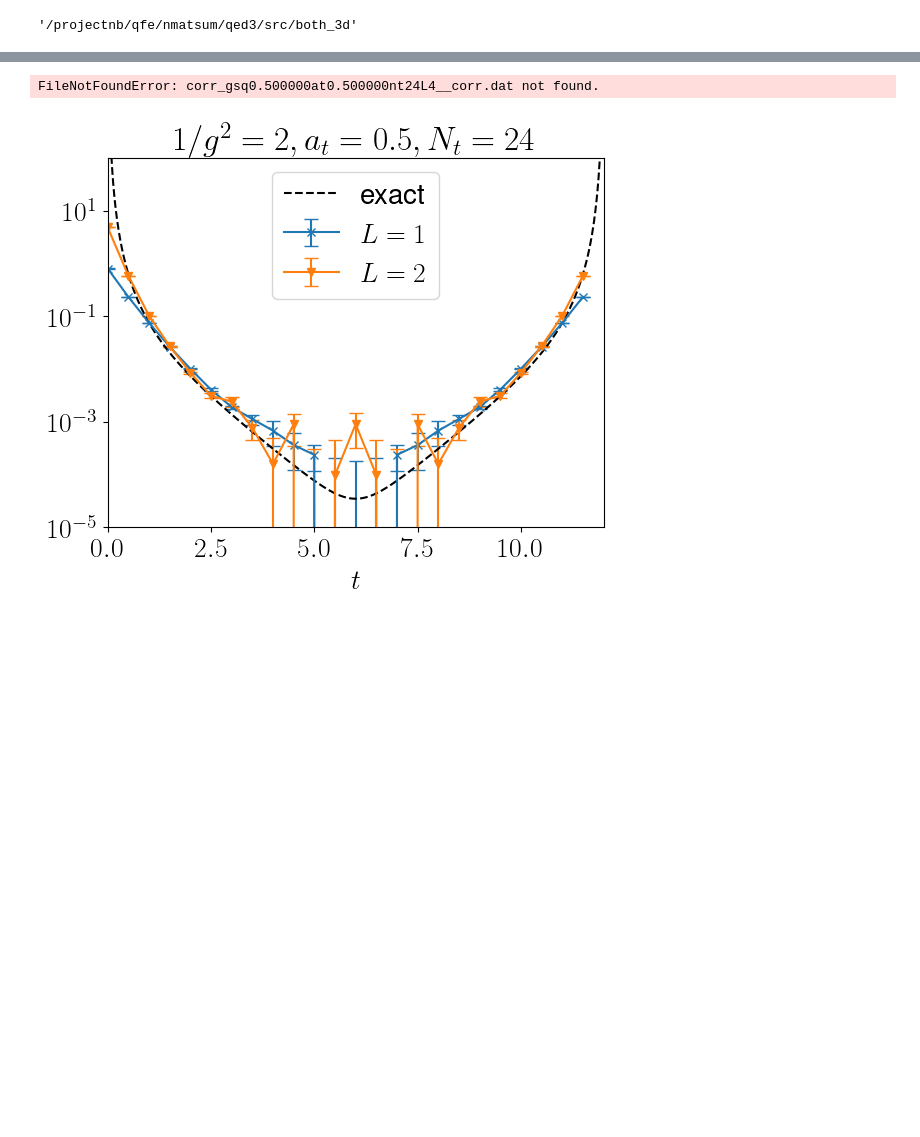
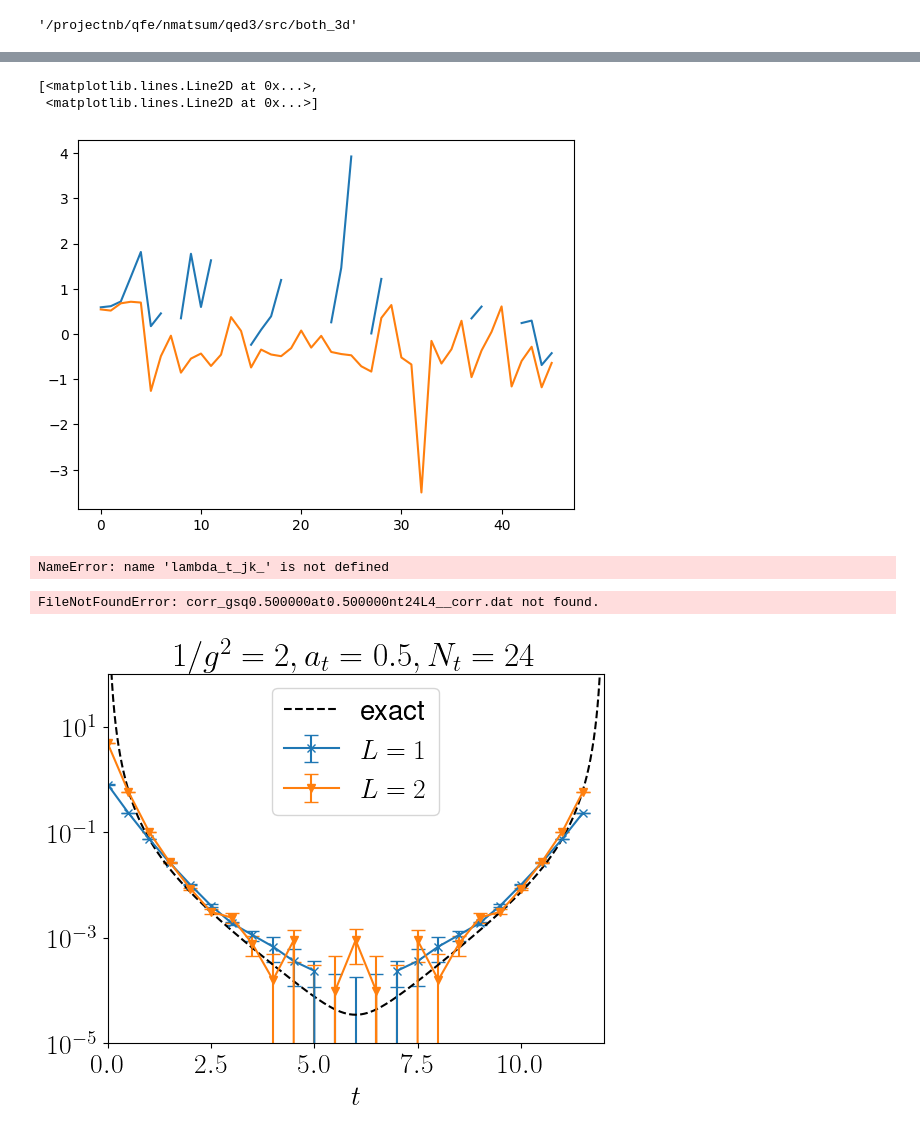
Before and after one commit to nobuyukimatsumoto68/qed3, a Jupyter notebook: src/both_3d/glue.ipynb, the cells around one changed output, grey strips where cells are left out. Drawn from its saved outputs; the diff is of its cells as text; code cells hidden in the pictures; blank space fills up the shorter version.

```diff
--- a/src/both_3d/glue.ipynb
+++ b/src/both_3d/glue.ipynb
@@ -152,0 +195,2 @@ plt.savefig( desc+"_glue.pdf", bbox_inches="tight" )
+# %%
+dt = 1
@@ -152,0 +201,2 @@ plt.savefig( desc+"_glue.pdf", bbox_inches="tight" )
+# %%
+dat = jk.jack_avg[0][:,0:2:1,0:2:1]
@@ -152,0 +207,14 @@ plt.savefig( desc+"_glue.pdf", bbox_inches="tight" )
+# %%
+lambda_t_=[]
+for t in np.arange(dt,int(Nt/2)-1):
+    c0 = dat[t-dt]
+    cc = sp.linalg.inv( sp.linalg.sqrtm(c0) )
+    ct = cc@dat[t]@cc
+    ctH = (ct + ct.T.conjugate())/2
+    eigval, eigvec = sp.linalg.eigh( ctH )
+    lambda_t_.append(eigval)
+# %%
+lambda_t=np.array(lambda_t_).T
+
+# eff_mass_jk_.append( -1.0/dt*np.log(lambda_t) )
+eff_mass =  -1.0/dt*np.log(lambda_t)
@@ -152,0 +234,15 @@ plt.savefig( desc+"_glue.pdf", bbox_inches="tight" )
+# %%
+plt.plot(eff_mass.T)
+# %% [output]
+[<matplotlib.lines.Line2D at 0x...>,
+ <matplotlib.lines.Line2D at 0x...>]
+[figure, added]
+# %%
+lambda_t=np.array(lambda_t_).T
+lambda_t_jk_.append(lambda_t)
+
+##########
+
+eff_mass_jk_.append( -1.0/dt*np.log(lambda_t) )
+# %% [output]
+NameError: name 'lambda_t_jk_' is not defined
```
Also changed, not shown: parts of 18 cells of this notebook, 1 other file.
